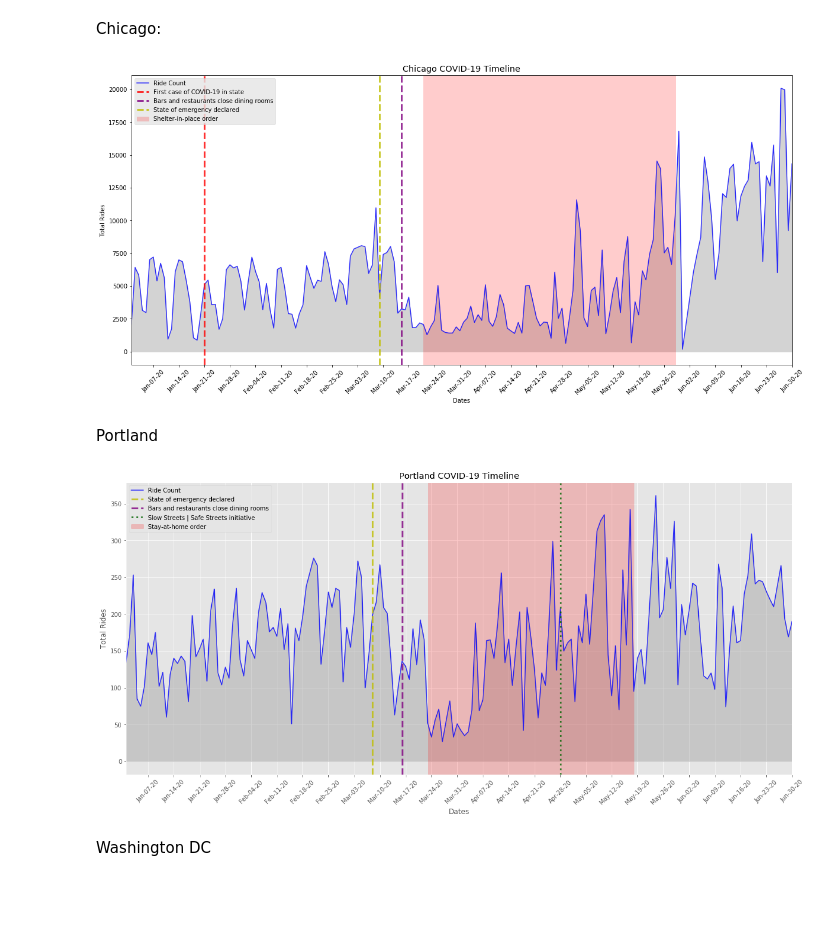
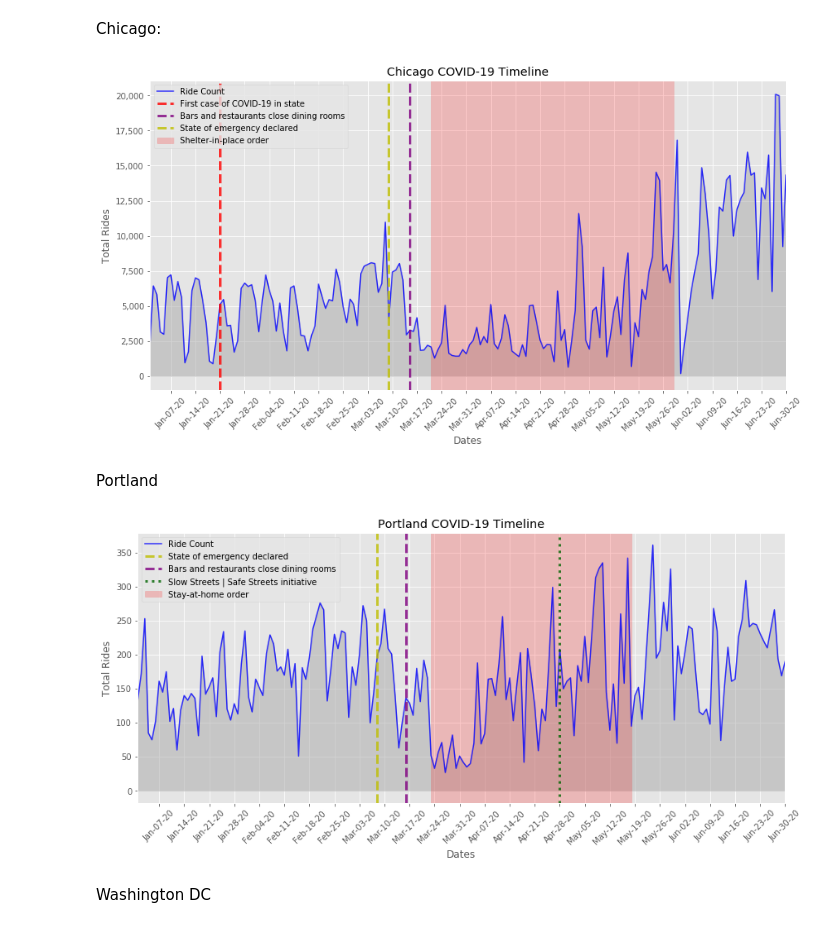
Before and after one commit to richietownsend/bike-share-use-and-covid-19, a Jupyter notebook: notebooks/Compiling Bikeshare DFs.ipynb, the cells around one changed output. Drawn from its saved outputs; the diff is of its cells as text; code cells hidden in the pictures; blank space fills up the shorter version.

```diff
--- a/notebooks/Compiling Bikeshare DFs.ipynb
+++ b/notebooks/Compiling Bikeshare DFs.ipynb
@@ -258,41 +259,43 @@ chicago_covid = chicago_covid.sort_values('ride_date')
 # %% [markdown]
 Chicago:
 # %%
-fig, ax1 = plt.subplots(figsize=(20,9)) # setting size of graph area
+fig, ax1 = plt.subplots(figsize=(14,7)) # setting size of graph area
 
 plt.style.use('ggplot')
 
 #fill in area below ride count
 ax1.fill_between(chicago_covid['ride_date'], chicago_covid['ride_count'], color="darkgray", alpha=0.5)
 
 #plot line
 ax1.plot(chicago_covid['ride_date'], chicago_covid['ride_count'], color="blue", alpha=0.8, label = 'Ride Count')
 
 #set limit on x-axis
 plt.xlim((pd.to_datetime("2020-01-01"),pd.to_datetime("2020-06-30")))
 
 
+y_format = tkr.FuncFormatter(func)  # make formatter
 #Add vertical lines for COVID activity
 ax1.axvspan(pd.to_datetime('2020-03-21'), pd.to_datetime('2020-05-29'), alpha=0.2, color='red', label= 'Shelter-in-place order')
 ax1.axvline(x = pd.to_datetime('2020-01-21'), lw = 3, color = 'red', ls = '--', alpha = 0.8,label= 'First case of COVID-19 in state')
 ax1.axvline(x = pd.to_datetime('2020-03-15'), lw = 3, color = 'purple', ls = '--', alpha = 0.8,label= 'Bars and restaurants close dining rooms')
 ax1.axvline(x = pd.to_datetime('2020-03-09'), lw = 3, color = 'y', ls = '--', alpha = 0.8,label= 'State of emergency declared')
 # ax1.axvline(x = '2020-07-13', lw = 3, color = 'darkgreen', ls = ':', alpha = 0.8,label= '')
 # ax1.axvline(x = '2020-10-01', lw = 3, color = 'tab:orange', ls = '--', alpha = 0.8,label= '')
 # ax1.axvline(x = '2020-12-12', lw = 3, color = 'tab:olive', ls = 'dashdot', alpha = 0.8,label= '')
 
 ax1.xaxis.set_major_locator(mdates.WeekdayLocator(interval=1))
 ax1.xaxis.set_major_formatter(mdates.DateFormatter('%b-%d-%y'))
 
 plt.title("Chicago COVID-19 Timeline")
 ax1.set_xlabel("Dates")
 ax1.set_ylabel('Total Rides')
 ax1.legend()
 plt.xticks(rotation=45)
+ax1.yaxis.set_major_formatter(tkr.StrMethodFormatter('{x:,.0f}'))
 
-plt.savefig('../assets/chicago_covid_timeline.png');
+plt.savefig('../assets/chicago_covid_timeline.png', bbox_inches='tight', pad_inches=.1);
 # %% [output]
-[figure, old version]
+[figure, new version]
 # %%
 # # ax1 = plt.plot('ride_date', 'ride_count', data=chicago_covid)
 
@@ -314,7 +317,7 @@ plt.savefig('../assets/chicago_covid_timeline.png');
 # %% [markdown]
 Portland
 # %%
-fig, ax1 = plt.subplots(figsize=(20,9)) # setting size of graph area
+fig, ax1 = plt.subplots(figsize=(14,6)) # setting size of graph area
 
 plt.style.use('ggplot')
 
@@ -343,6 +346,7 @@ ax1.axvline(x = pd.to_datetime('2020-04-28'), lw = 3, color = 'darkgreen', ls =
 ax1.xaxis.set_major_locator(mdates.WeekdayLocator(interval=1))
 ax1.xaxis.set_major_formatter(mdates.DateFormatter('%b-%d-%y'))
 plt.xticks(rotation=45)
+ax1.yaxis.set_major_formatter(tkr.StrMethodFormatter('{x:,.0f}'))
 
 # Add titles
 plt.title("Portland COVID-19 Timeline")
@@ -350,9 +354,9 @@ ax1.set_xlabel("Dates")
 ax1.set_ylabel('Total Rides')
 ax1.legend()
 
-plt.savefig('../assets/portland_covid_timeline.png');
+plt.savefig('../assets/portland_covid_timeline.png', bbox_inches='tight', pad_inches=.1);
 # %% [output]
-[figure, old version]
+[figure, new version]
 # %% [markdown]
 Washington DC
 # %%
```
Also changed, not shown: parts of 8 cells of this notebook, 16 other files.
